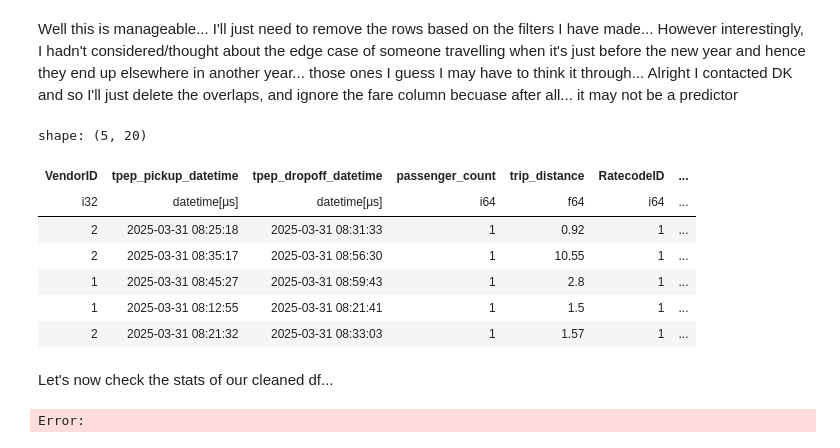
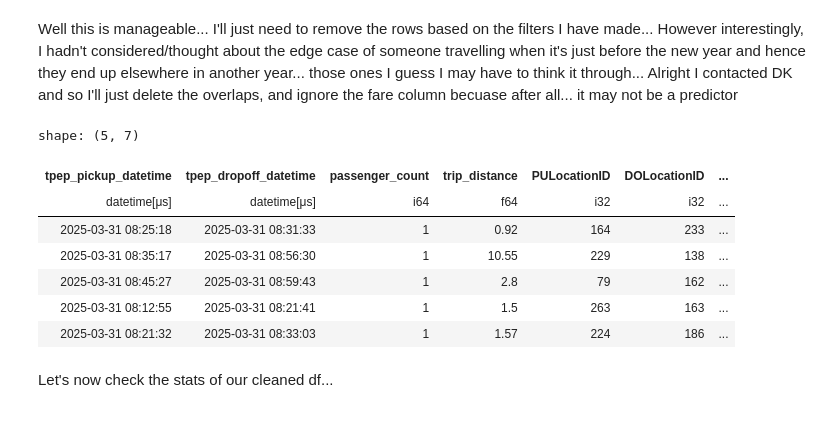
Before and after one commit to delightaheebwa/nyc-demand, a Jupyter notebook: notebooks/analysis.ipynb, the cells around one changed output. Drawn from its saved outputs; the diff is of its cells as text; code cells hidden in the pictures.

```diff
--- a/notebooks/analysis.ipynb
+++ b/notebooks/analysis.ipynb
@@ -152,8 +130,8 @@ build_local_combined_parquet(urls, local_parquet, local_monthly_dir)
 Monthly cache ready in 1352.89s -> data\raw\monthly_2025
 Built once in 18.92s -> data\raw\yellow_2025_combined.parquet
 # %%
-yellow_df = pl.read_parquet(source="data/raw/yellow_2025_combined.parquet")
-yellow_df.head()
+yellow_lf = pl.scan_parquet("data/raw/yellow_2025_combined.parquet")
+yellow_lf.head(5).collect()
 # %% [output]
 shape: (5, 20)
 | VendorID | tpep_pickup_datetime | tpep_dropoff_datetime | passenger_count | trip_distance | RatecodeID | ... |
@@ -177,0 +146,2 @@ yellow_df.describe().round(2)
+# %%
+yellow_key = yellow_lf.select(["tpep_pickup_datetime", "tpep_dropoff_datetime", "passenger_count", "trip_distance", "PULocationID", "DOLocationID", "total_amount"])
@@ -245,17 +270,18 @@ yellow_df_cleaned = yellow_df.remove((yellow_df["tpep_pickup_datetime"].dt.year
+# %%
+invalid_years = [2007, 2008, 2009, 2024]
+yellow_df_cleaned = yellow_key.filter(
+    ~pl.col("tpep_pickup_datetime").dt.year().is_in(invalid_years)
+)
 # %%
-yellow_df_cleaned.head()
+yellow_df_cleaned.head(5).collect()
 # %% [output]
-shape: (5, 20)
+shape: (5, 7)
-| VendorID | tpep_pickup_datetime | tpep_dropoff_datetime | passenger_count | trip_distance | RatecodeID | ... |
-| i32 | datetime[μs] | datetime[μs] | i64 | f64 | i64 | ... |
-| 2 | 2025-03-31 08:25:18 | 2025-03-31 08:31:33 | 1 | 0.92 | 1 | ... |
-| 2 | 2025-03-31 08:35:17 | 2025-03-31 08:56:30 | 1 | 10.55 | 1 | ... |
-| 1 | 2025-03-31 08:45:27 | 2025-03-31 08:59:43 | 1 | 2.8 | 1 | ... |
-| 1 | 2025-03-31 08:12:55 | 2025-03-31 08:21:41 | 1 | 1.5 | 1 | ... |
-| 2 | 2025-03-31 08:21:32 | 2025-03-31 08:33:03 | 1 | 1.57 | 1 | ... |
+| tpep_pickup_datetime | tpep_dropoff_datetime | passenger_count | trip_distance | PULocationID | DOLocationID | ... |
+| datetime[μs] | datetime[μs] | i64 | f64 | i32 | i32 | ... |
+| 2025-03-31 08:25:18 | 2025-03-31 08:31:33 | 1 | 0.92 | 164 | 233 | ... |
+| 2025-03-31 08:35:17 | 2025-03-31 08:56:30 | 1 | 10.55 | 229 | 138 | ... |
+| 2025-03-31 08:45:27 | 2025-03-31 08:59:43 | 1 | 2.8 | 79 | 162 | ... |
+| 2025-03-31 08:12:55 | 2025-03-31 08:21:41 | 1 | 1.5 | 263 | 163 | ... |
+| 2025-03-31 08:21:32 | 2025-03-31 08:33:03 | 1 | 1.57 | 224 | 186 | ... |
 # %% [markdown]
 Let's now check the stats of our cleaned df...
-# %%
-yellow_df_cleaned.describe()
-# %% [output]
-Error:
```
Also changed, not shown: parts of 15 cells of this notebook, 3 other files.
